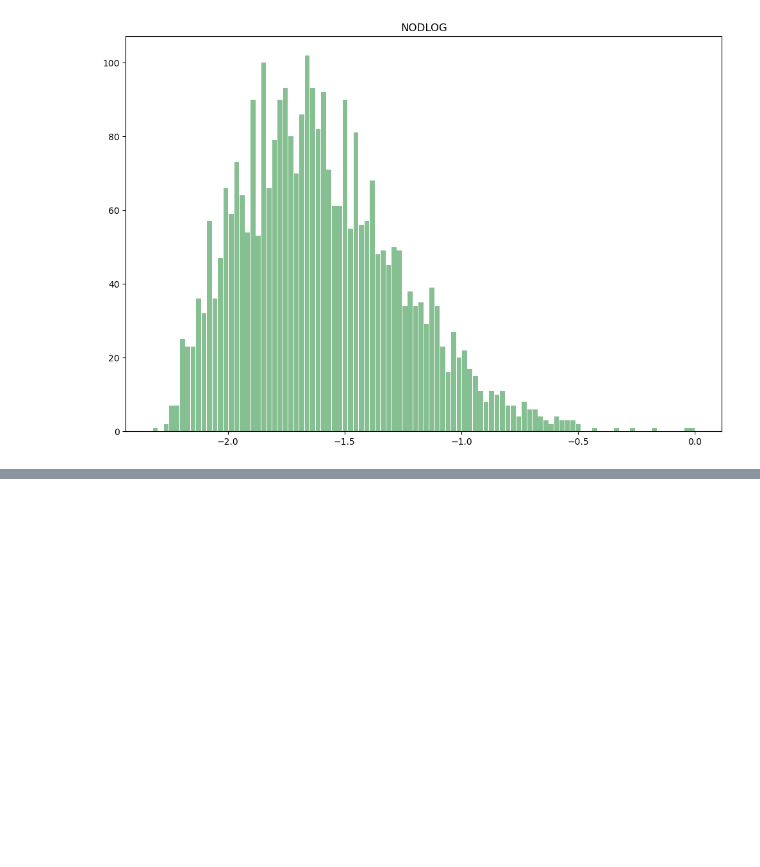
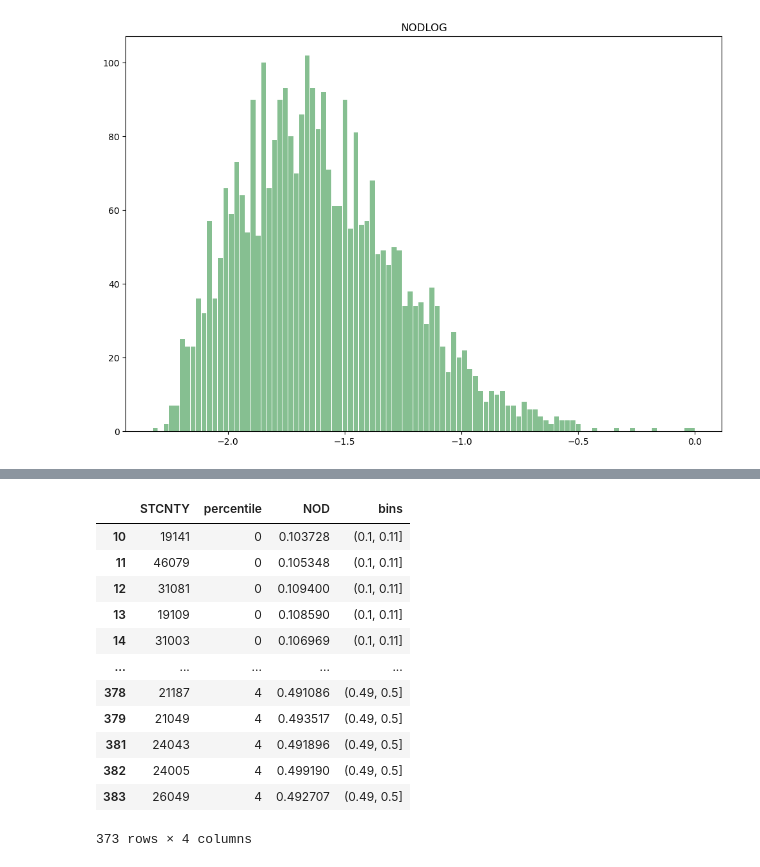
Before and after one commit to hashansl/modeling-ideas, a Jupyter notebook: overdose modeling for entire country/distribution_checking.ipynb, the cells around one changed output, grey strips where cells are left out. Drawn from its saved outputs; the diff is of its cells as text; code cells hidden in the pictures; blank space fills up the shorter version.

```diff
--- a/overdose modeling for entire country/distribution_checking.ipynb
+++ b/overdose modeling for entire country/distribution_checking.ipynb
@@ -86,2 +86,20 @@ print(sampled_df)
+# %%
+# filter the data where NOD between 0.1-0.5
+data_filtered = sampled_df[(sampled_df['NOD'] > 0.1) & (sampled_df['NOD'] < 0.5)]
+data_filtered
+# %% [output]
+|  | STCNTY | percentile | NOD | bins |
+| 10 | 19141 | 0 | 0.103728 | (0.1, 0.11] |
+| 11 | 46079 | 0 | 0.105348 | (0.1, 0.11] |
+| 12 | 31081 | 0 | 0.109400 | (0.1, 0.11] |
+| 13 | 19109 | 0 | 0.108590 | (0.1, 0.11] |
+| 14 | 31003 | 0 | 0.106969 | (0.1, 0.11] |
+| ... | ... | ... | ... | ... |
+| 378 | 21187 | 4 | 0.491086 | (0.49, 0.5] |
+| 379 | 21049 | 4 | 0.493517 | (0.49, 0.5] |
+| 381 | 24043 | 4 | 0.491896 | (0.49, 0.5] |
+| 382 | 24005 | 4 | 0.499190 | (0.49, 0.5] |
+| 383 | 26049 | 4 | 0.492707 | (0.49, 0.5] |
+373 rows × 4 columns
 # %%
 # plot the sampled data
```
Also changed, not shown: parts of 3 cells of this notebook, 2 other files.
